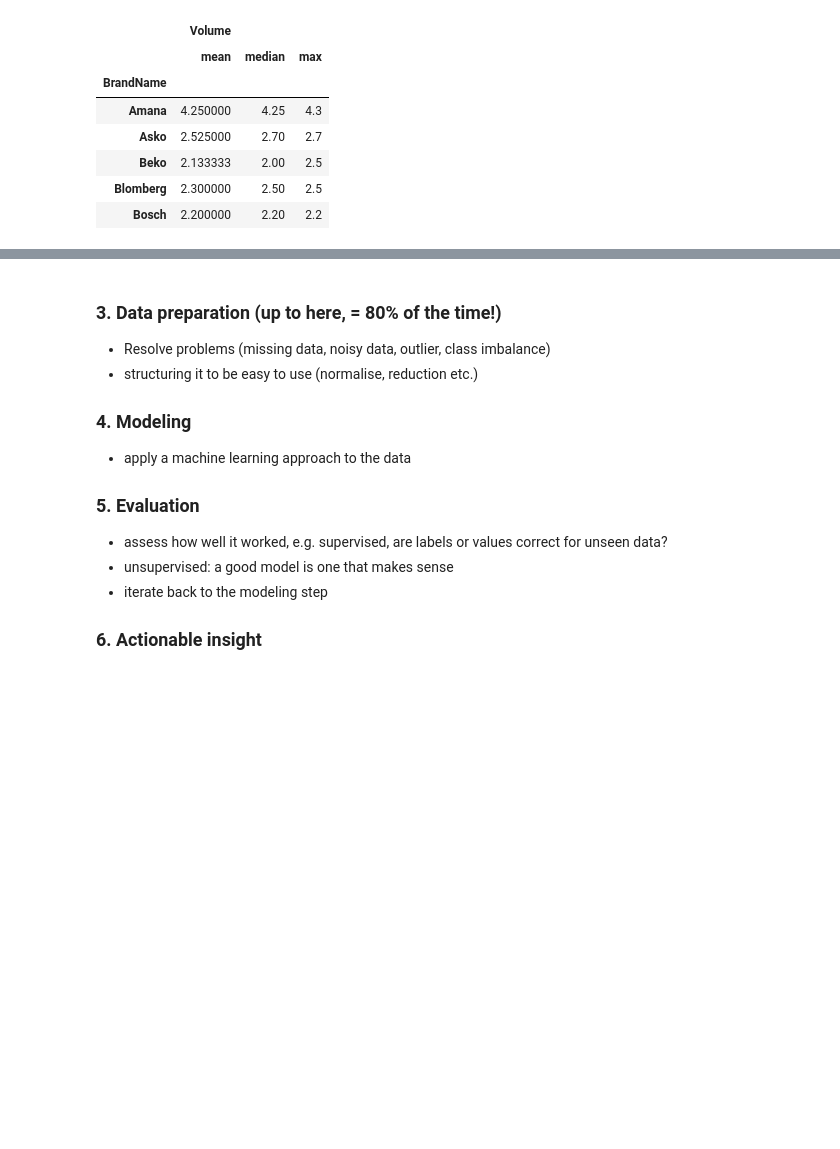
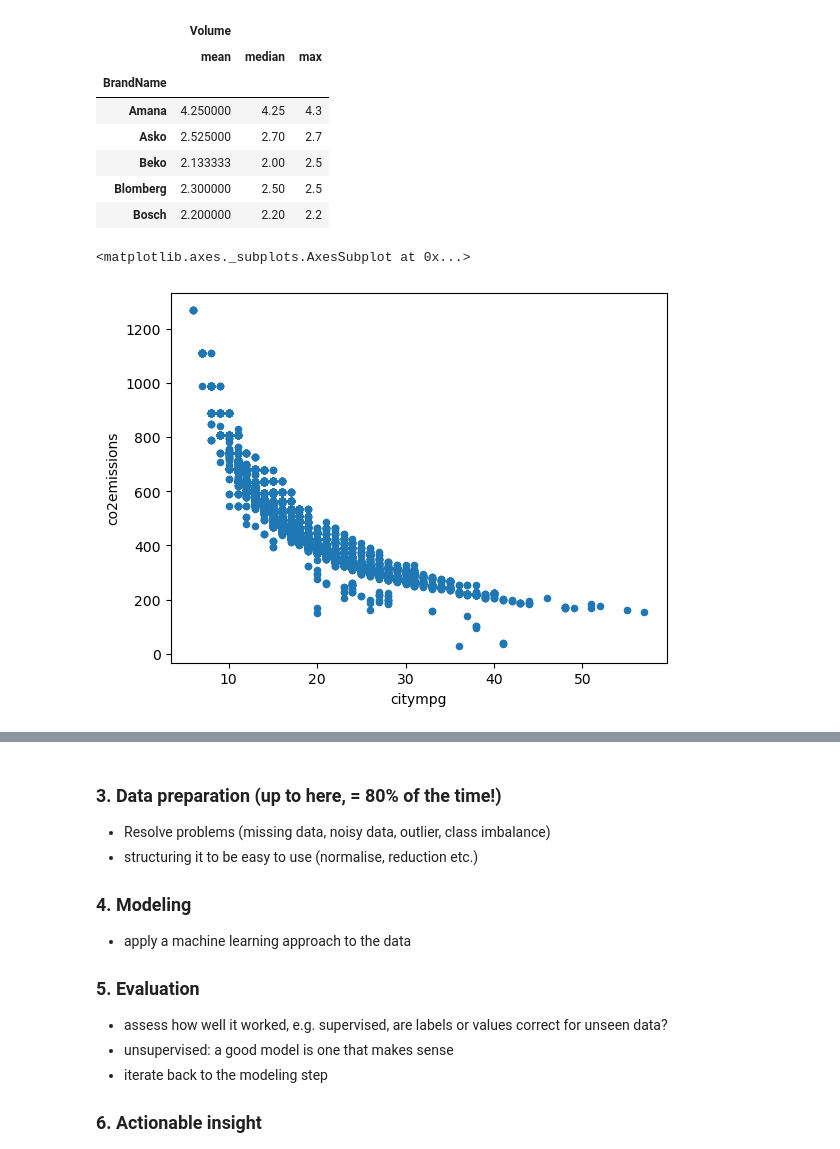
Before and after one commit to CormacKinsella/python-data-science, a Jupyter notebook: python-machine-learning.ipynb, the cells around one changed output, grey strips where cells are left out. Cells and saved outputs as stored; diff of their text form; code cells hidden in the pictures; blank space fills up the shorter version.

Commit message:
pandas data exploration and visualisation

```diff
--- a/python-machine-learning.ipynb
+++ b/python-machine-learning.ipynb
@@ -67,7 +67,10 @@
 
 Considerations: data accuracy (i.e., is it really "ground truth data"), relevance (is it important data for the model aim?), quantity (some models need little, some need a lot), variability (do we capture the full data range?), ethics (informed consent, biases in collection leading to biases in policy, etc.)
 # %%
-# Importing data in pandas
+"""
+Pandas is a good choice of package for handling large datasets,
+for ML and data science in general.
+"""
 
 import pandas as pd
 
@@ -179,0 +173,29 @@ import matplotlib
+# %%
+"""
+Visualisation of data, some common methods:
+Comparison of groups - boxplot
+Relationships - scatter/line
+Distributions - histograms
+Composition - stacked bar/grouped bar
+
+matplotlib is a popular graphics package
+pandas even has methods that utilise matplotlib
+e.g. dataframe.plot() # pandas df method using matplotlib
+https://pandas.pydata.org/docs/reference/api/pandas.DataFrame.plot.html
+
+"""
+
+# This is a "magic function" - sets matplotlib backend to the inline backend
+# When set, plot outputs will be displayed inline within Jupyter nb.
+# Plots will also be stored in the nb.
+
+%matplotlib inline
+
+vehicles = pd.read_csv("data/vehicles.csv")
+vehicles.head()
+
+# Simple scatter plot, with in-built pandas plotting function
+vehicles.plot(kind='scatter', x = 'citympg',y = 'co2emissions')
+# %% [output]
+<matplotlib.axes._subplots.AxesSubplot at 0x...>
+[figure, added]
```
Also changed, not shown: parts of 7 cells of this notebook.
